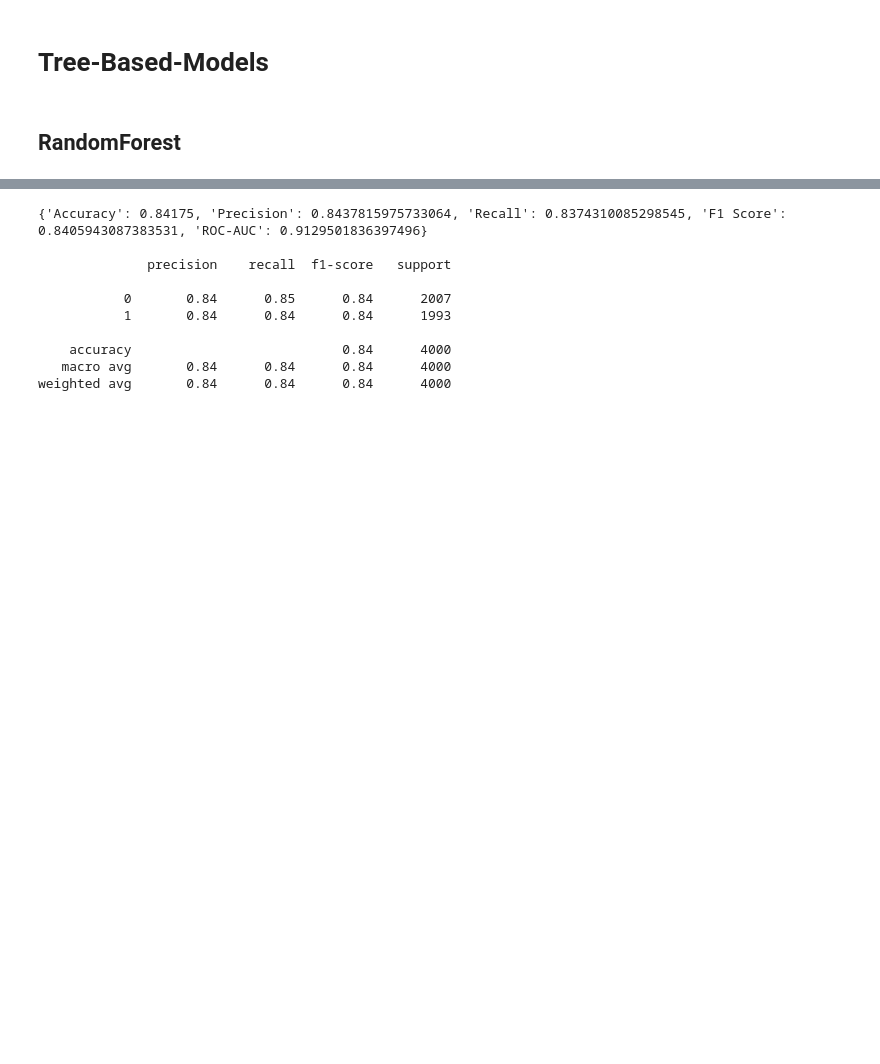
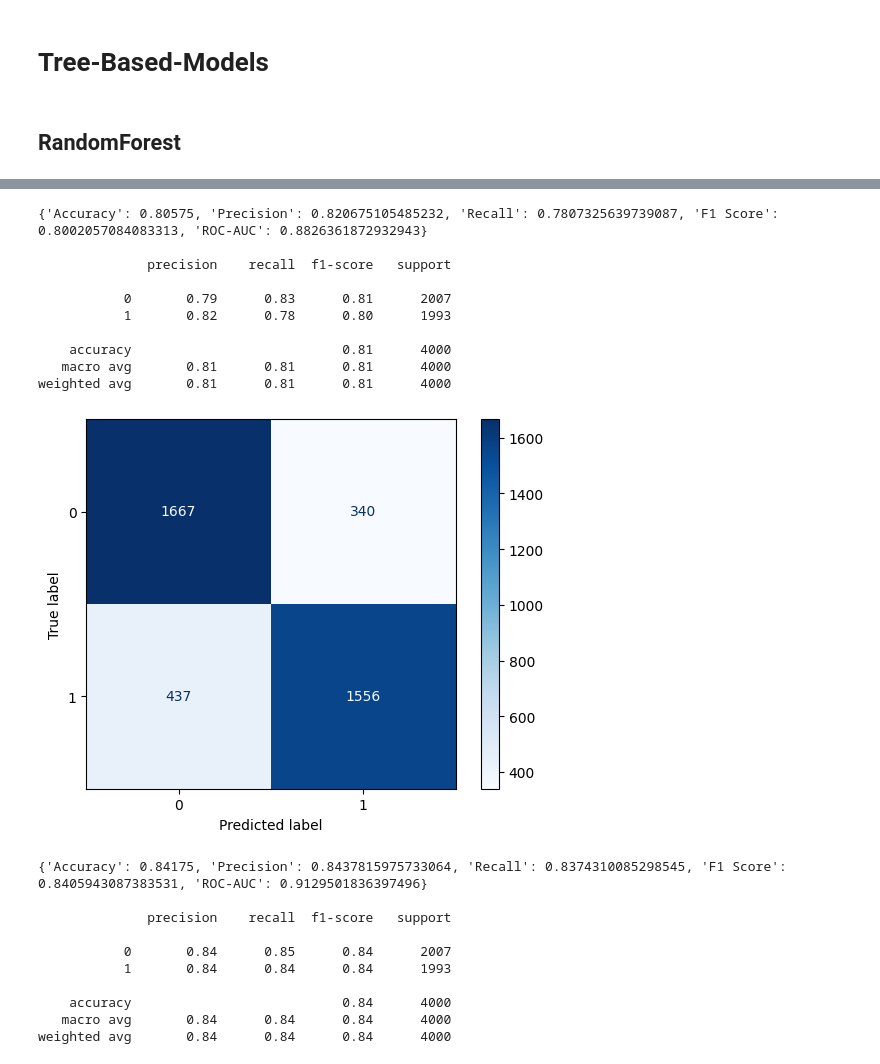
Before and after one commit to matkubita/ClickbaitDetectionThesis, a Jupyter notebook: notebooks/5-TFIDF_Traditional_ML_Models.ipynb, the cells around one changed output, grey strips where cells are left out. Saved outputs shown, nothing was run; the diff lists cells and outputs as text; code cells hidden in the pictures; blank space fills up the shorter version.

```diff
--- a/notebooks/5-TFIDF_Traditional_ML_Models.ipynb
+++ b/notebooks/5-TFIDF_Traditional_ML_Models.ipynb
@@ -46,3 +57,25 @@ xv_val = vectorization.transform(x_val)
+# %%
+from sklearn.ensemble import RandomForestClassifier
+
+RF = RandomForestClassifier(random_state = 0)
+RF.fit(xv_train, y_train)
+
+pred_rf = RF.predict(xv_val)
+pred_rf_prob = RF.predict_proba(xv_val)
+# %%
+create_summary_for_model_metrics(y_val, pred_rf, pred_rf_prob[:,1])
+# %% [output]
+{'Accuracy': 0.80575, 'Precision': 0.820675105485232, 'Recall': 0.7807325639739087, 'F1 Score': 0.8002057084083313, 'ROC-AUC': 0.8826361872932943}
+
+              precision    recall  f1-score   support
+
+           0       0.79      0.83      0.81      2007
+           1       0.82      0.78      0.80      1993
+
+    accuracy                           0.81      4000
+   macro avg       0.81      0.81      0.81      4000
+weighted avg       0.81      0.81      0.81      4000
+[figure, added]
 # %%
 from sklearn.ensemble import RandomForestClassifier
 
```
Also changed, not shown: parts of 3 cells of this notebook, 7 other files.
